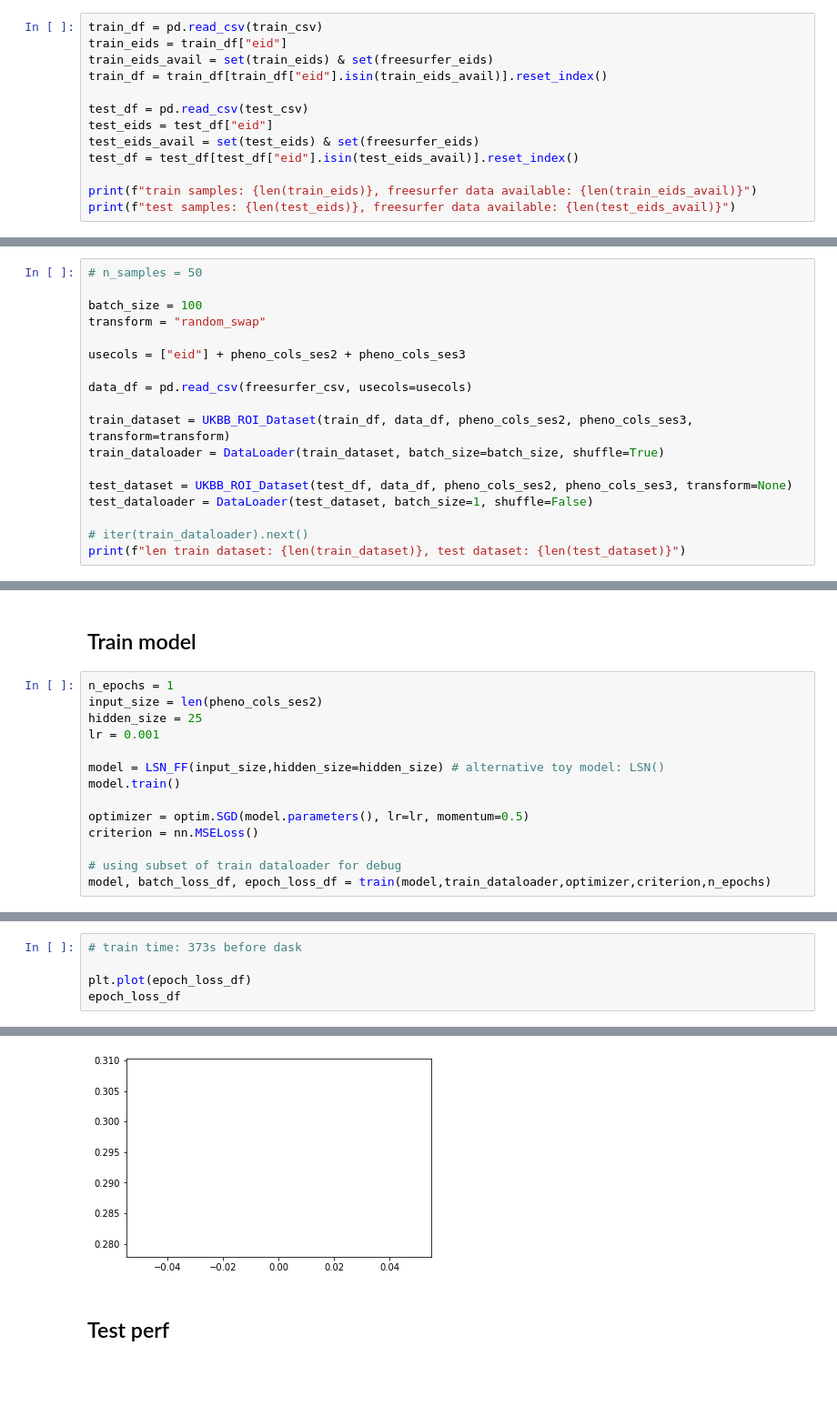
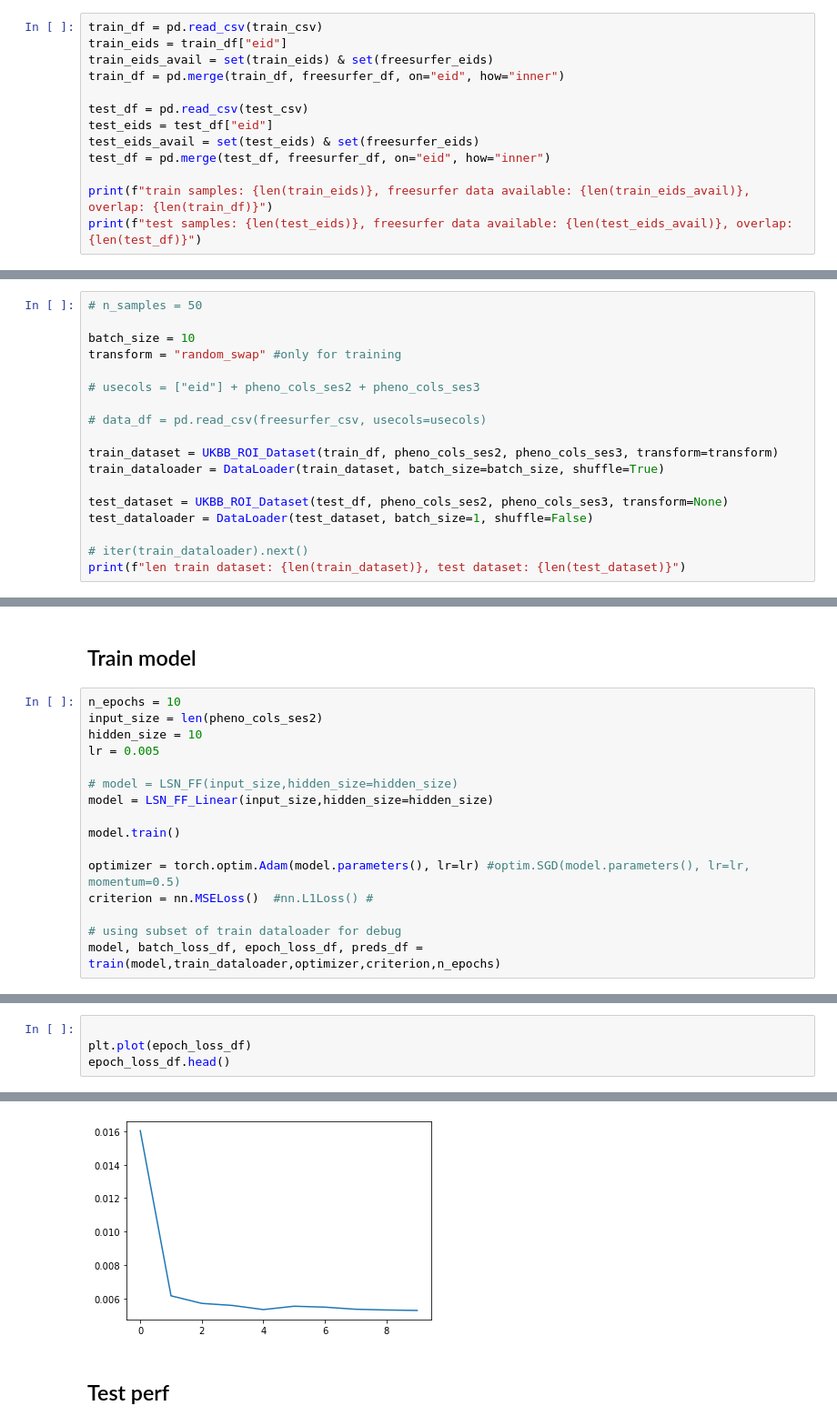
Before and after one commit to nikhil153/brain-diff, a Jupyter notebook: notebooks/5a_LSN_ROI.ipynb, the cells around one changed output, grey strips where cells are left out. Shown: that part at 91% size. Saved outputs shown, nothing was run; the diff lists cells and outputs as text; blank space fills up the shorter version.

```diff
--- a/notebooks/5a_LSN_ROI.ipynb
+++ b/notebooks/5a_LSN_ROI.ipynb
@@ -96,13 +106,13 @@ number participants missing 2nd or 3rd ses freesurfer data: 63
 train_df = pd.read_csv(train_csv)
 train_eids = train_df["eid"]
 train_eids_avail = set(train_eids) & set(freesurfer_eids)
-train_df = train_df[train_df["eid"].isin(train_eids_avail)].reset_index()
+train_df = pd.merge(train_df, freesurfer_df, on="eid", how="inner")
 
 test_df = pd.read_csv(test_csv)
 test_eids = test_df["eid"]
 test_eids_avail = set(test_eids) & set(freesurfer_eids)
-test_df = test_df[test_df["eid"].isin(test_eids_avail)].reset_index()
+test_df = pd.merge(test_df, freesurfer_df, on="eid", how="inner")
 
-print(f"train samples: {len(train_eids)}, freesurfer data available: {len(train_eids_avail)}")
-print(f"test samples: {len(test_eids)}, freesurfer data available: {len(test_eids_avail)}")
+print(f"train samples: {len(train_eids)}, freesurfer data available: {len(train_eids_avail)}, overlap: {len(train_df)}")
+print(f"test samples: {len(test_eids)}, freesurfer data available: {len(test_eids_avail)}, overlap: {len(test_df)}")
 # %% [output]
@@ -113,17 +123,17 @@ test samples: 1057, freesurfer data available: 958
 # %%
 # n_samples = 50
 
-batch_size = 100
-transform = "random_swap"
+batch_size = 10
+transform = "random_swap" #only for training
 
-usecols = ["eid"] + pheno_cols_ses2 + pheno_cols_ses3
+# usecols = ["eid"] + pheno_cols_ses2 + pheno_cols_ses3
 
-data_df = pd.read_csv(freesurfer_csv, usecols=usecols)
+# data_df = pd.read_csv(freesurfer_csv, usecols=usecols)
 
-train_dataset = UKBB_ROI_Dataset(train_df, data_df, pheno_cols_ses2, pheno_cols_ses3, transform=transform)
+train_dataset = UKBB_ROI_Dataset(train_df, pheno_cols_ses2, pheno_cols_ses3, transform=transform)
 train_dataloader = DataLoader(train_dataset, batch_size=batch_size, shuffle=True)
 
-test_dataset = UKBB_ROI_Dataset(test_df, data_df, pheno_cols_ses2, pheno_cols_ses3, transform=None)
+test_dataset = UKBB_ROI_Dataset(test_df, pheno_cols_ses2, pheno_cols_ses3, transform=None)
 test_dataloader = DataLoader(test_dataset, batch_size=1, shuffle=False)
 
 # iter(train_dataloader).next()
@@ -142,18 +152,20 @@ else:
 # %% [markdown]
 ## Train model
 # %%
-n_epochs = 1
+n_epochs = 10
 input_size = len(pheno_cols_ses2)
-hidden_size = 25
-lr = 0.001
+hidden_size = 10
+lr = 0.005
 
-model = LSN_FF(input_size,hidden_size=hidden_size) # alternative toy model: LSN()
+# model = LSN_FF(input_size,hidden_size=hidden_size)
+model = LSN_FF_Linear(input_size,hidden_size=hidden_size)
+
 model.train()
 
-optimizer = optim.SGD(model.parameters(), lr=lr, momentum=0.5)
-criterion = nn.MSELoss()
+optimizer = torch.optim.Adam(model.parameters(), lr=lr) #optim.SGD(model.parameters(), lr=lr, momentum=0.5)
+criterion = nn.MSELoss()  #nn.L1Loss() #
 
 # using subset of train dataloader for debug
-model, batch_loss_df, epoch_loss_df = train(model,train_dataloader,optimizer,criterion,n_epochs)
+model, batch_loss_df, epoch_loss_df, preds_df = train(model,train_dataloader,optimizer,criterion,n_epochs)
 # %% [output]
 Starting epoch 1
@@ -161,7 +188,6 @@ epoch 0 loss: 0.3194
 # %%
-# train time: 373s before dask
 
 plt.plot(epoch_loss_df)
-epoch_loss_df
+epoch_loss_df.head()
 # %% [output]
 |  | epoch_loss |
@@ -169,4 +199,4 @@ epoch_loss_df
-[figure, old version]
+[figure, new version]
 # %% [markdown]
 ## Test perf
 # %%
```
Also changed, not shown: parts of 20 cells of this notebook, 8 other files.
